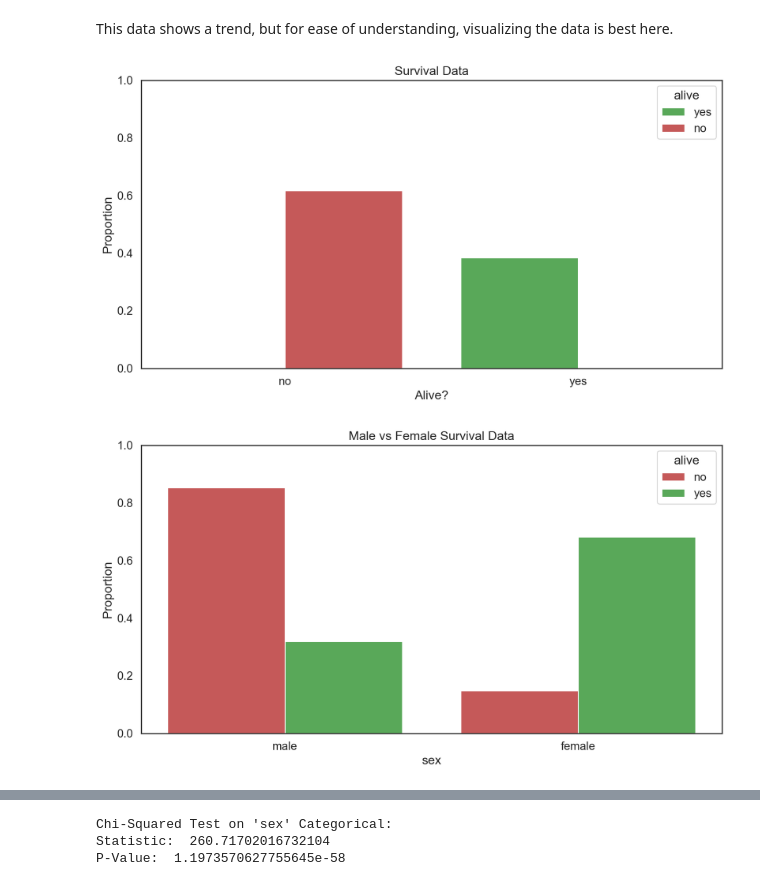
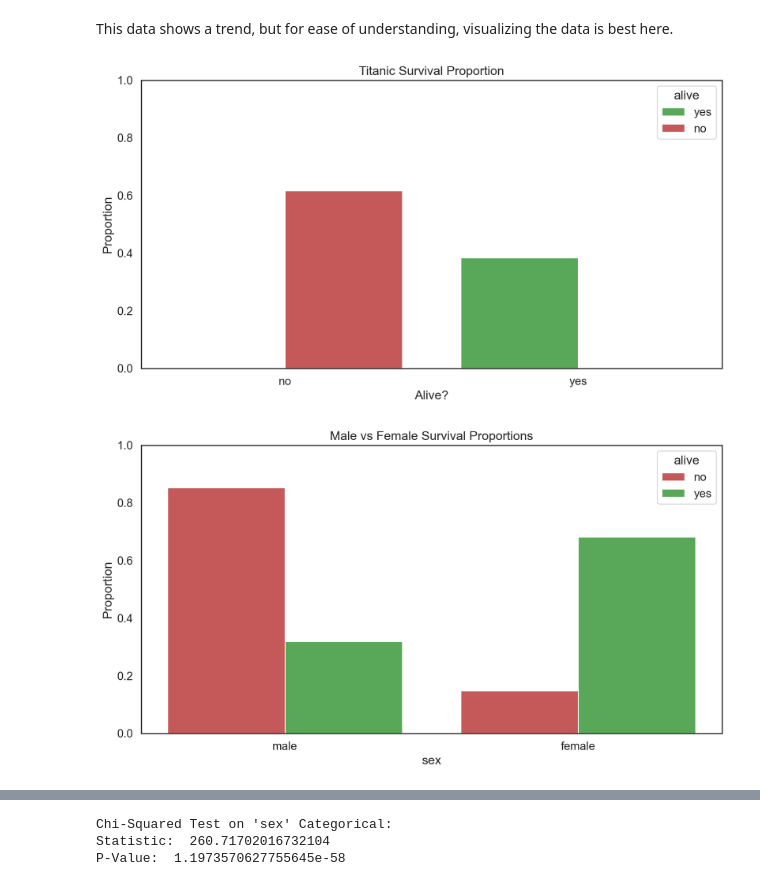
Before and after one commit to Exec-GenEsis/Titanic-Analysis-ML, a Jupyter notebook: titanic_analysis_ml.ipynb, the cells around one changed output, grey strips where cells are left out. Drawn from its saved outputs; the diff is of its cells as text; code cells hidden in the pictures.

```diff
--- a/titanic_analysis_ml.ipynb
+++ b/titanic_analysis_ml.ipynb
@@ -455,24 +455,24 @@ This data shows a trend, but for ease of understanding, visualizing the data is
 # %%
 survivor_palette = ["#228b22","#b22222"]
 
 # Plot the survival rate by itself
 survivor_plot = sns.histplot(
     data = titanic,
     x = 'alive',
     hue = 'alive',
     hue_order = ['yes', 'no'],
     palette = survivor_palette,
     stat = 'probability',
     multiple = 'dodge',
     shrink = 0.8)
 plt.xlabel("Alive?")
 plt.ylabel("Proportion")
 plt.ylim(0,1)
-plt.title("Survival Data")
+plt.title("Titanic Survival Proportion")
 
 plt.show()
 # %% [output]
-[figure, old version]
+[figure, new version]
 # %%
 # Plot the survival rate conditioning on gender
 survivor_plot_gendered = sns.histplot(
@@ -485,10 +485,10 @@ survivor_plot_gendered = sns.histplot(
     hue_order = ['no', 'yes'],
     palette = survivor_palette[::-1],
     shrink = 0.8)
-plt.title("Male vs Female Survival Data")
+plt.title("Male vs Female Survival Proportions")
 plt.ylabel("Proportion")
 plt.ylim(0,1)
 plt.show()
 # %% [output]
-[figure, old version]
+[figure, new version]
 # %% [markdown]
```
Also changed, not shown: parts of 32 cells of this notebook, 1 other file.
